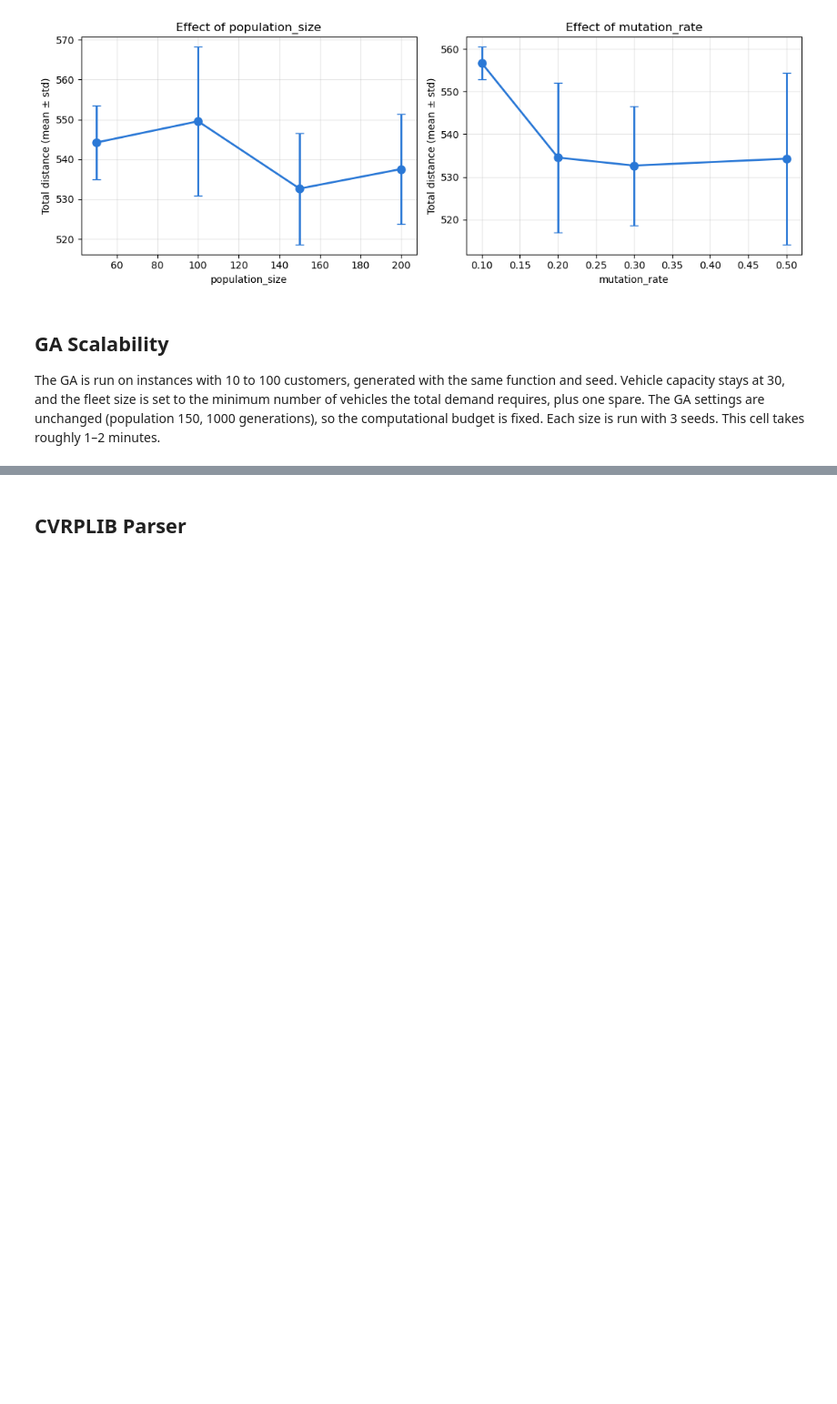
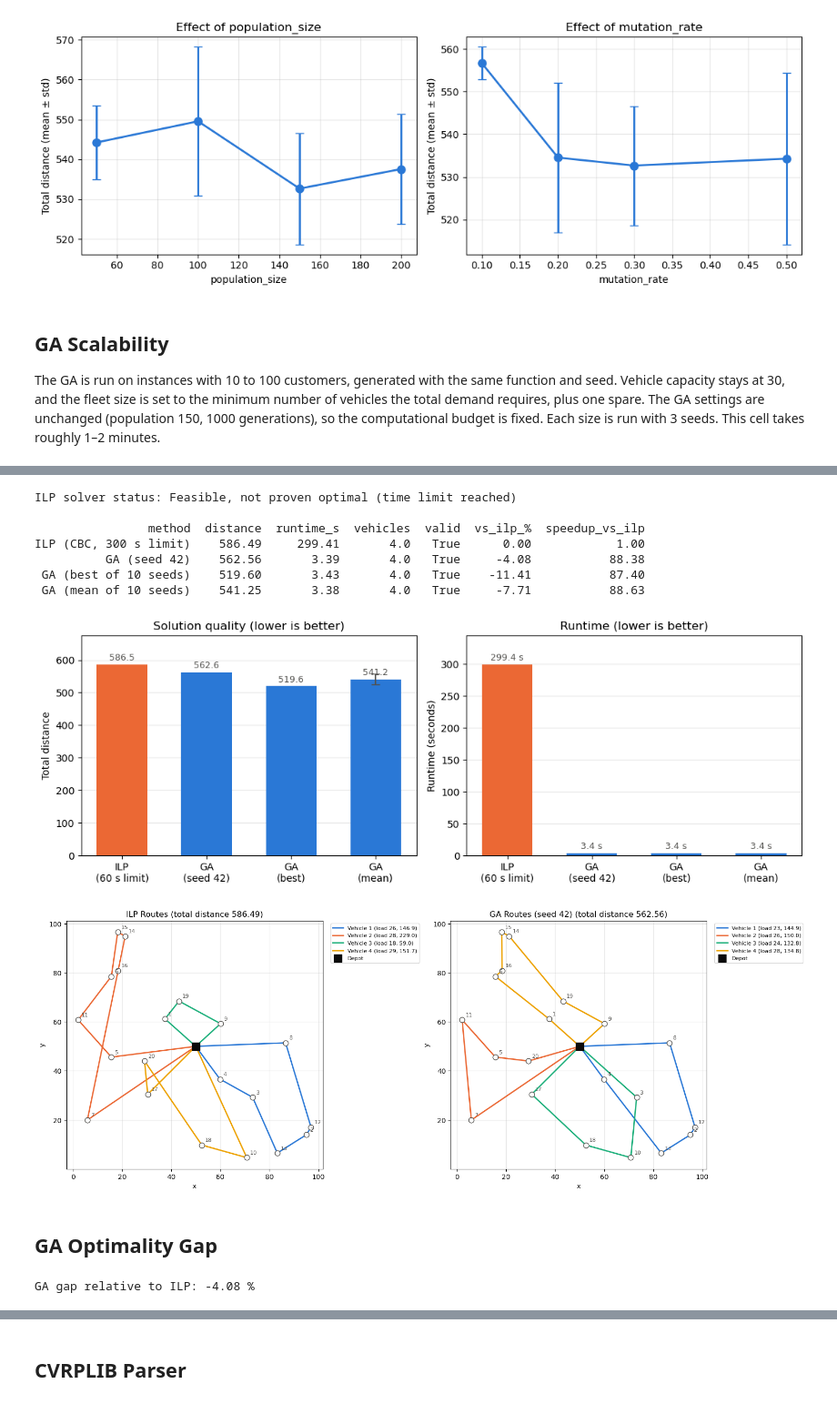
Before and after one commit to ms26903460/Optimization_Group_Assignment, a Jupyter notebook: Delivery Route Optimization Using Exact and Heuristic Methods.ipynb, the cells around one changed output, grey strips where cells are left out. Shown at 91% size. Drawn from its saved outputs; the diff is of its cells as text; code cells hidden in the pictures; blank space fills up the shorter version.

```diff
--- a/Delivery Route Optimization Using Exact and Heuristic Methods.ipynb
+++ b/Delivery Route Optimization Using Exact and Heuristic Methods.ipynb
@@ -1633,6 +1878,6 @@ Both methods solve the same instance (20 customers, 4 vehicles, capacity 30). Th
 # %%
 # ============================================
-# 25. GA VS ILP COMPARISON
+# 27. GA VS ILP COMPARISON
 # ============================================
 
 ilp_distance = calculate_total_distance(
@@ -1654,7 +1899,7 @@ print("ILP solver status:", ilp_label)
 
 comparison = pd.DataFrame([
     {
-        "method": "ILP (CBC, 60 s limit)",
+        "method": "ILP (CBC, 300 s limit)",
         "distance": ilp_distance,
         "runtime_s": ilp_runtime,
         "vehicles": len(ilp_routes),
@@ -1750,33 +1995,75 @@ for ax, (column, ylabel, title, fmt) in zip(axes, panels):
     ax.set_axisbelow(True)
     ax.margins(y=0.15)
 
 plt.tight_layout()
 plt.show()
 
 # ----------------------------------------
 # Route maps side by side
 # ----------------------------------------
 
 fig, axes = plt.subplots(1, 2, figsize=(16, 7))
 
 plot_routes(
     ilp_routes,
     customers,
     distance_matrix,
     title="ILP Routes",
     ax=axes[0]
 )
 
 plot_routes(
     ga_routes,
     customers,
     distance_matrix,
     title="GA Routes (seed 42)",
     ax=axes[1]
 )
 
 plt.tight_layout()
 plt.show()
+# %% [output]
+ILP solver status: Feasible, not proven optimal (time limit reached)
+
+                method  distance  runtime_s  vehicles  valid  vs_ilp_%  speedup_vs_ilp
+ILP (CBC, 300 s limit)    586.49     299.41       4.0   True      0.00            1.00
+          GA (seed 42)    562.56       3.39       4.0   True     -4.08           88.38
+ GA (best of 10 seeds)    519.60       3.43       4.0   True    -11.41           87.40
+ GA (mean of 10 seeds)    541.25       3.38       4.0   True     -7.71           88.63
+[figure, added]
+[figure, added]
+# %% [markdown]
+## GA Optimality Gap
+# %%
+# ============================================
+# 28. GA GAP AGAINST ILP
+# ============================================
+
+if (
+    pulp.LpStatus[model.status]
+    == "Optimal"
+):
+
+    ga_gap = (
+        (ga_distance - ilp_distance)
+        /
+        ilp_distance
+    ) * 100
+
+    print(
+        "GA gap relative to ILP:",
+        round(ga_gap, 2),
+        "%"
+    )
+
+else:
+
+    print(
+        "ILP did not prove optimality, "
+        "so an optimality gap cannot be reported."
+    )
+# %% [output]
+GA gap relative to ILP: -4.08 %
 # %% [markdown]
 ## Discussion
 
```
Also changed, not shown: parts of 44 cells of this notebook.
